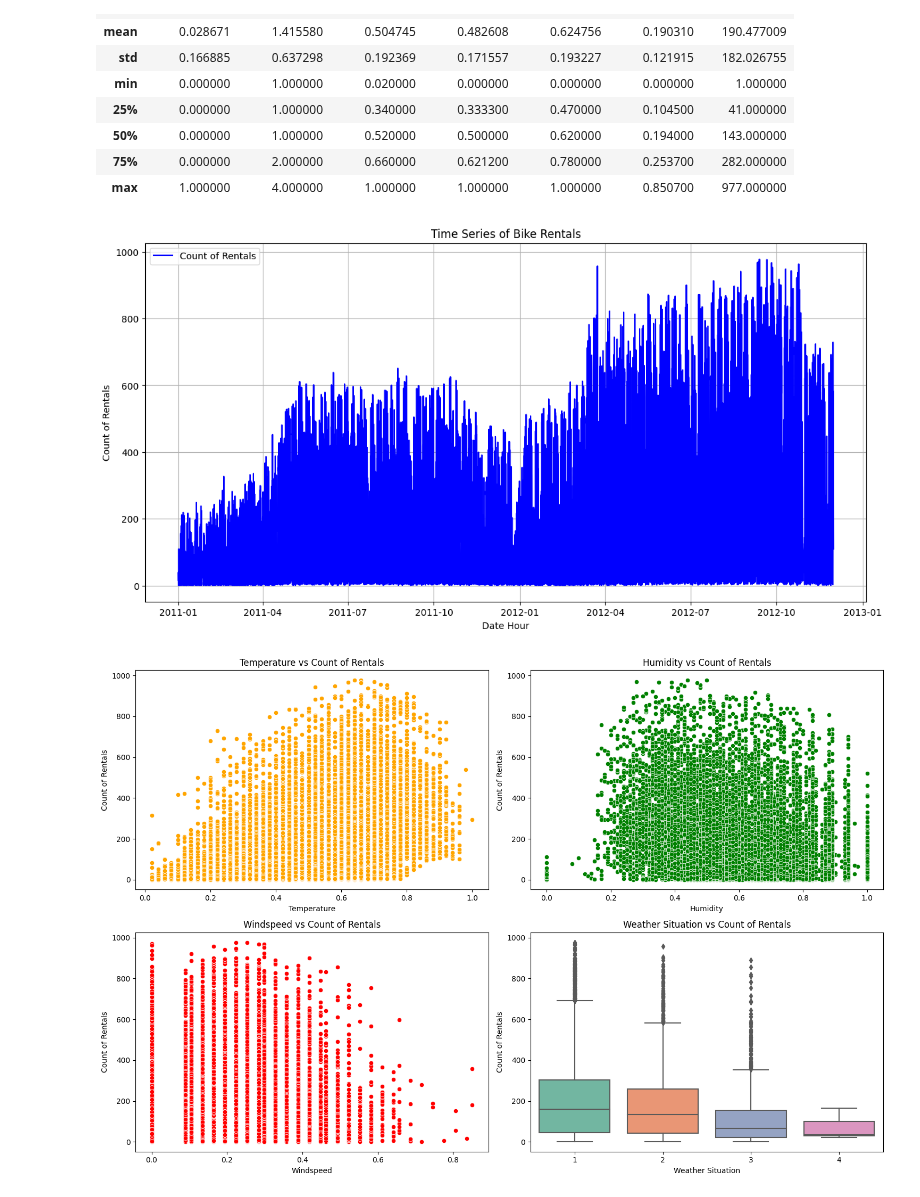
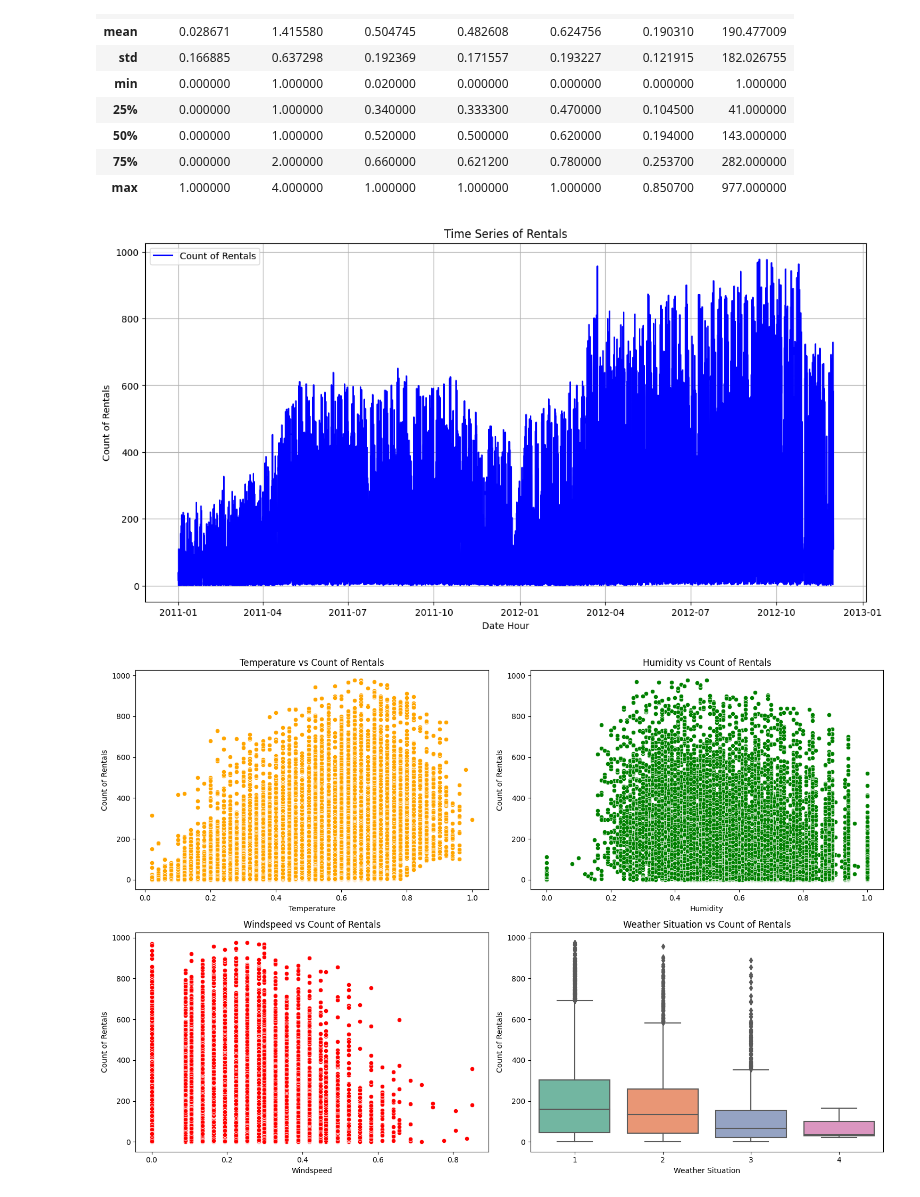
Before and after one commit to Tijnwy/MachineLearning, a Jupyter notebook: ML_opdracht_2/Verhuurdocument.ipynb, the cells around one changed output. Cells and saved outputs as stored; diff of their text form; code cells hidden in the pictures.

```diff
--- a/ML_opdracht_2/Verhuurdocument.ipynb
+++ b/ML_opdracht_2/Verhuurdocument.ipynb
@@ -72,18 +72,18 @@ dtype: object
 # %%
 train_data['date_hour'] = pd.to_datetime(train_data['date_hour'])
 
 train_data.set_index('date_hour', inplace=True)
 
 plt.figure(figsize=(14, 7))
 plt.plot(train_data.index, train_data['cnt'], color='blue', label='Count of Rentals')
-plt.title('Time Series of Bike Rentals')
+plt.title('Time Series of Rentals')
 plt.xlabel('Date Hour')
 plt.ylabel('Count of Rentals')
 plt.legend()
 plt.grid()
 plt.show()
 # %% [output]
-[figure, old version]
+[figure, new version]
 # %%
 plt.figure(figsize=(15, 10))
 
```
Also changed, not shown: parts of 8 cells of this notebook.
